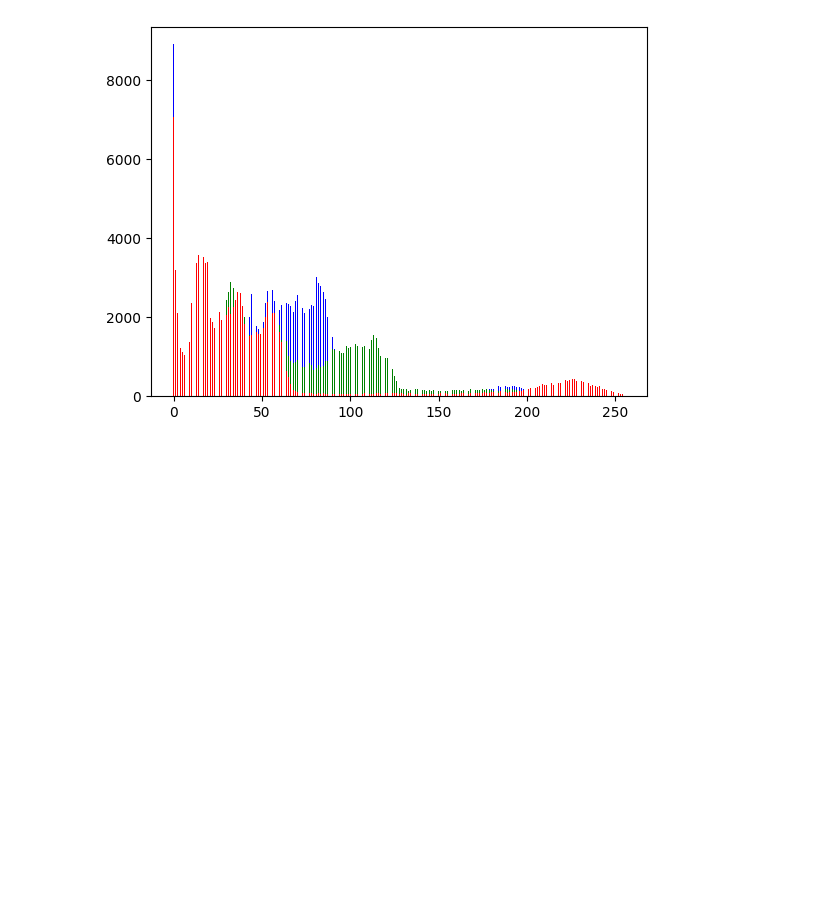
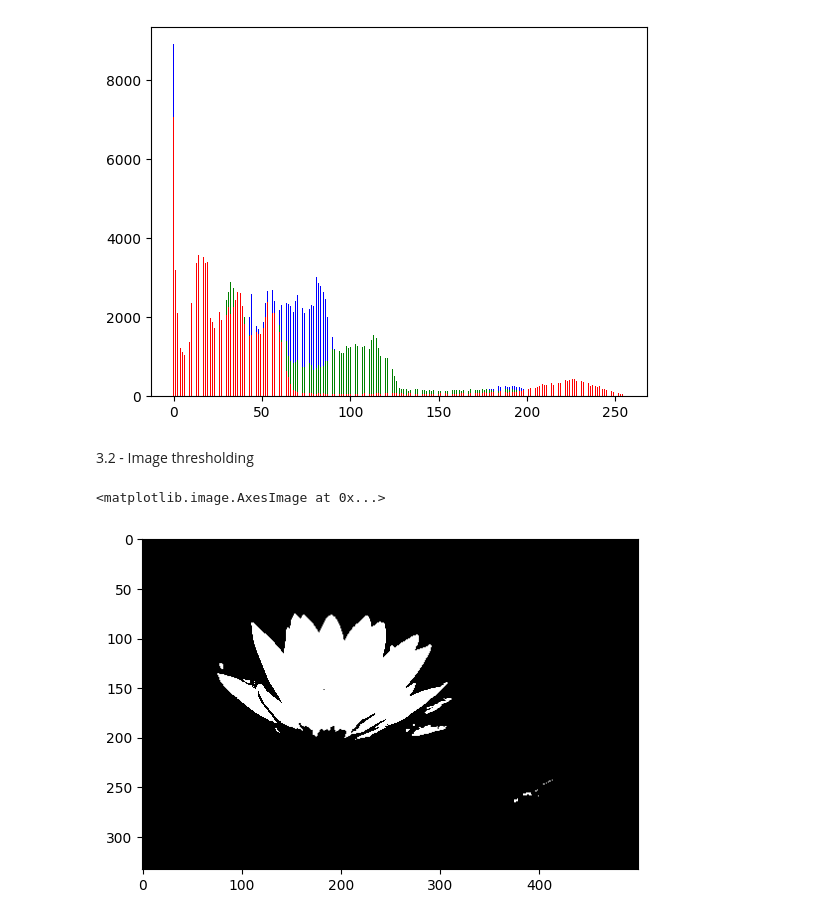
Before and after one commit to LPSD18/PIV, a Jupyter notebook: exPraticos/lab1.ipynb, the cells around one changed output. Cells and saved outputs as stored; diff of their text form; code cells hidden in the pictures; blank space fills up the shorter version.

```diff
--- a/exPraticos/lab1.ipynb
+++ b/exPraticos/lab1.ipynb
@@ -140,2 +129,11 @@ cv2.destroyAllWindows()
 # %% [output]
 [figure]
+# %% [markdown]
+3.2 - Image thresholding
+# %%
+thresh = cv2.adaptiveThreshold(brainGray,255,cv2.ADAPTIVE_THRESH_GAUSSIAN_C,cv2.THRESH_BINARY,11,2)
+ret , thresh = cv2.threshold(brainGray,0,255,cv2.THRESH_BINARY+cv2.THRESH_OTSU)
+plt.imshow(thresh,'gray',vmin=0,vmax=255)
+# %% [output]
+<matplotlib.image.AxesImage at 0x...>
+[figure, added]
```
Also changed, not shown: parts of 4 cells of this notebook.
